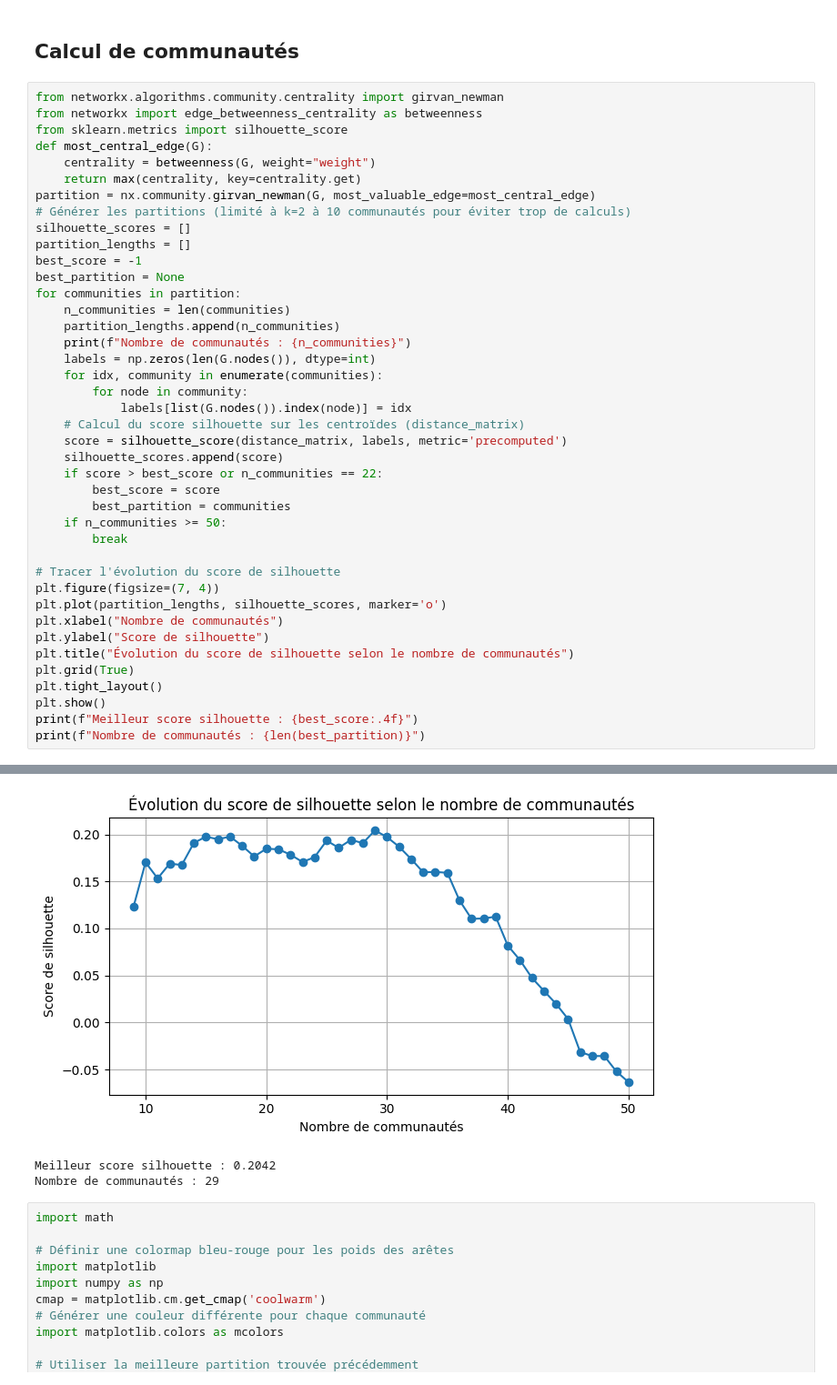
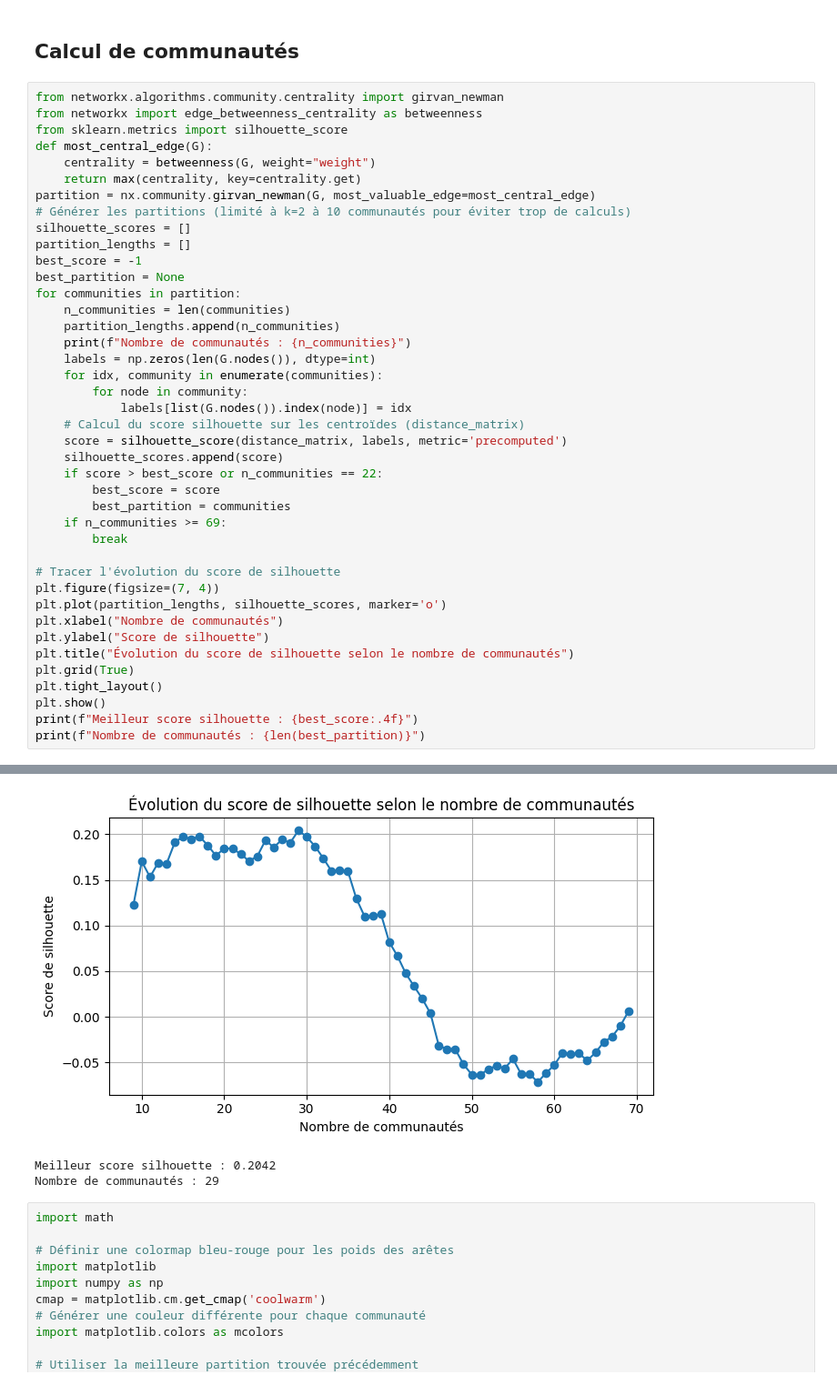
Before and after one commit to AugustinBouquillard/ClassicalGraph, a Jupyter notebook: exploitation_graphe.ipynb, the cells around one changed output, grey strips where cells are left out. Shown at 91% size. Cells and saved outputs as stored; diff of their text form.

```diff
--- a/exploitation_graphe.ipynb
+++ b/exploitation_graphe.ipynb
@@ -505,7 +505,7 @@ for communities in partition:
     if score > best_score or n_communities == 22:
         best_score = score
         best_partition = communities
-    if n_communities >= 50:
+    if n_communities >= 69:
         break
 
 # Tracer l'évolution du score de silhouette
@@ -540,4 +540,4 @@ Nombre de communautés : 50
-[figure, old version]
+[figure, new version]
 Meilleur score silhouette : 0.2042
 Nombre de communautés : 29
 # %%
```
Also changed, not shown: parts of 5 cells of this notebook, 5 other files.
